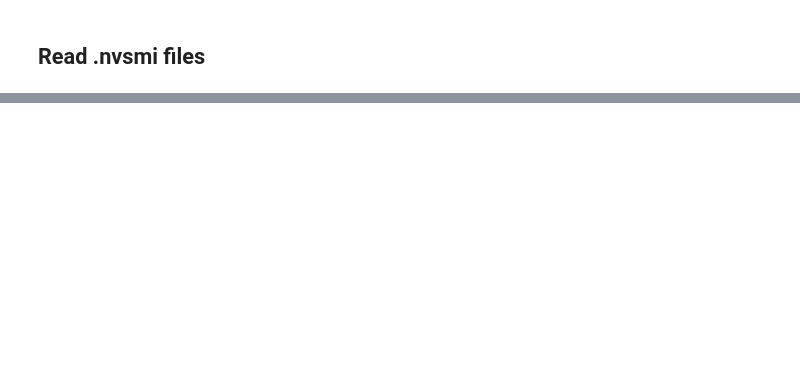
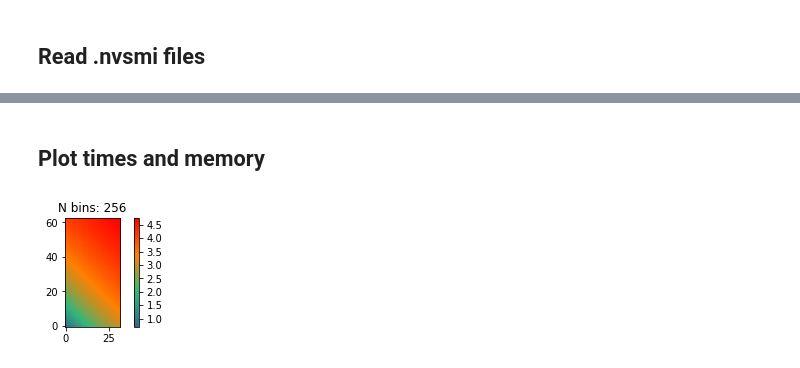
Before and after one commit to shidong-ai/DNNMark, a Jupyter notebook: 20180619_dnn_bwd_conv_series.ipynb, the cells around one changed output, grey strips where cells are left out. Drawn from its saved outputs; the diff is of its cells as text; code cells hidden in the pictures; blank space fills up the shorter version.

```diff
--- a/20180619_dnn_bwd_conv_series.ipynb
+++ b/20180619_dnn_bwd_conv_series.ipynb
@@ -68,0 +158,19 @@ dflog.head()
+# %% [markdown]
+## Plot times and memory
+# %%
+def getColorList(cmap,n):
+    cmap = cm.get_cmap(cmap, n)
+    colors = []
+    for i in range(cmap.N):
+        c = matplotlib.colors.to_hex(cmap(i),keep_alpha=True)
+        colors.append(c)
+    return colors
+# %%
+colors1 = getColorList("viridis",4)
+colors2 = getColorList("autumn_r",3)
+colors = colors1[1:-1] + colors2[1:]
+cmap = matplotlib.colors.LinearSegmentedColormap.from_list("combined", colors, N=256)
+lib.plotter.testColorMap(cmap)
+plt.rc('axes', prop_cycle=(cycler('color', colors)))
+# %% [output]
+[figure, added]
```
Also changed, not shown: parts of 26 cells of this notebook, 1 other file.
